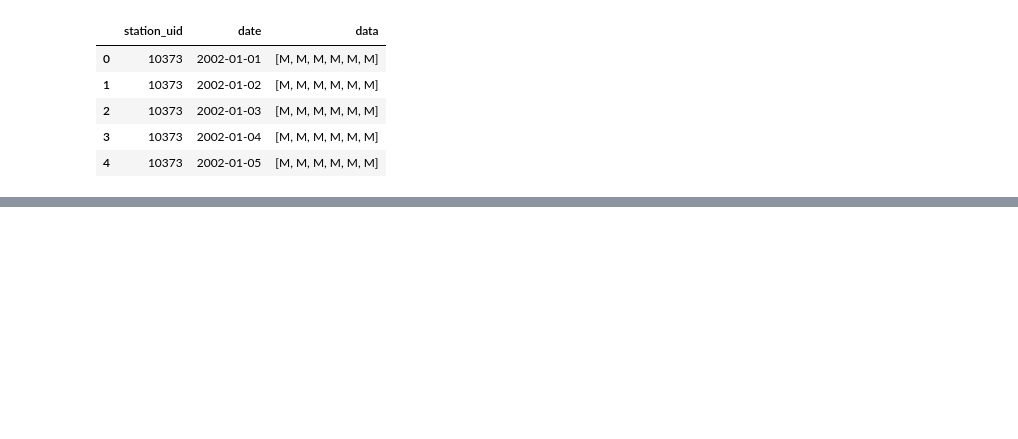
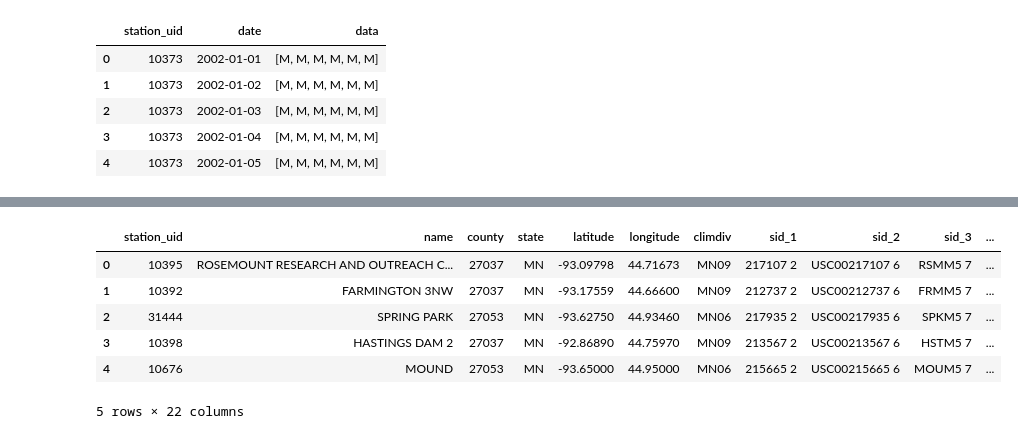
Before and after one commit to UofM-Final-Project/Home_Gardeners_Analysis, a Jupyter notebook: scripts/parse_json_file.ipynb, the cells around one changed output, grey strips where cells are left out. Drawn from its saved outputs; the diff is of its cells as text; code cells hidden in the pictures; blank space fills up the shorter version.

```diff
--- a/scripts/parse_json_file.ipynb
+++ b/scripts/parse_json_file.ipynb
@@ -186,0 +271,31 @@ observations_df.head()
+# %%
+# Determine the mean/average last freeze date for a station
+avg_last_freeze_df = pd.DataFrame(station_yearly_metrics_df.groupby(['station_uid'])['last_freeze_dayofyear'].mean().round(0)).rename(columns={'last_freeze_dayofyear':'avg_last_freeze_dayofyear'})
+# Convert the day of year to a string value for mm/dd
+avg_last_freeze_df["avg_last_freeze_mm_dd"] = pd.to_datetime(avg_last_freeze_df["avg_last_freeze_dayofyear"],format='%j').dt.strftime('%m/%d')
+
+# determine the mean, get the string value
+median_last_freeze_df = pd.DataFrame(station_yearly_metrics_df.groupby(['station_uid'])['last_freeze_dayofyear'].median().round(0)).rename(columns={'last_freeze_dayofyear':'median_last_freeze_dayofyear'})
+median_last_freeze_df["median_last_freeze_mm_dd"] = pd.to_datetime(median_last_freeze_df["median_last_freeze_dayofyear"],format='%j').dt.strftime('%m/%d')
+
+# Merge the values into a single table
+station_metrics_df = pd.merge(stations_df, avg_last_freeze_df, left_on=['station_uid'], right_on = ['station_uid'])
+station_metrics_df = pd.merge(station_metrics_df, median_last_freeze_df, left_on=['station_uid'], right_on = ['station_uid'])
+# %%
+merged_station_and_yearly_df = pd.merge(station_metrics_df, station_yearly_metrics_df, how="left", on=["station_uid", "station_uid"])
+# %%
+stations_years_count = merged_station_and_yearly_df.groupby("station_uid").count()["year"]
+
+# Calculate the number of years where the last freeze was before or on the average date
+stations_count_at_or_before_avg_last_freeze = merged_station_and_yearly_df[(merged_station_and_yearly_df["last_freeze_dayofyear"] <= merged_station_and_yearly_df['avg_last_freeze_dayofyear'])]
+stations_count_at_or_before_avg_last_freeze = stations_count_at_or_before_avg_last_freeze.groupby("station_uid").count()["year"]
+
+# Calculate the number of years where the last freeze was after the average date
+stations_count_later_than_avg_last_freeze = merged_station_and_yearly_df[(merged_station_and_yearly_df["last_freeze_dayofyear"] > merged_station_and_yearly_df['avg_last_freeze_dayofyear'])]
+stations_count_later_than_avg_last_freeze = stations_count_later_than_avg_last_freeze.groupby("station_uid").count()["year"]
+# %%
+station_calc_values_df = pd.DataFrame(
+          {"years_included": stations_years_count,
+          "count_at_or_before_avg_last_freeze": stations_count_at_or_before_avg_last_freeze,
+          "count_later_than_avg_last_freeze": stations_count_later_than_avg_last_freeze})
+station_calc_values_df.head()
@@ -186,0 +310,11 @@ observations_df.head()
+# %%
+station_metrics_full_df = pd.merge(station_metrics_df, station_calc_values_df, how="left", on=["station_uid", "station_uid"])
+station_metrics_full_df.head(5)
+# %% [output]
+|  | station_uid | name | county | state | latitude | longitude | climdiv | sid_1 | sid_2 | sid_3 | ... |
+| 0 | 10395 | ROSEMOUNT RESEARCH AND OUTREACH C... | 27037 | MN | -93.09798 | 44.71673 | MN09 | 217107 2 | USC00217107 6 | RSMM5 7 | ... |
+| 1 | 10392 | FARMINGTON 3NW | 27037 | MN | -93.17559 | 44.66600 | MN09 | 212737 2 | USC00212737 6 | FRMM5 7 | ... |
+| 2 | 31444 | SPRING PARK | 27053 | MN | -93.62750 | 44.93460 | MN06 | 217935 2 | USC00217935 6 | SPKM5 7 | ... |
+| 3 | 10398 | HASTINGS DAM 2 | 27037 | MN | -92.86890 | 44.75970 | MN09 | 213567 2 | USC00213567 6 | HSTM5 7 | ... |
+| 4 | 10676 | MOUND | 27053 | MN | -93.65000 | 44.95000 | MN06 | 215665 2 | USC00215665 6 | MOUM5 7 | ... |
+5 rows × 22 columns
```
Also changed, not shown: parts of 30 cells of this notebook, 1 other file.
